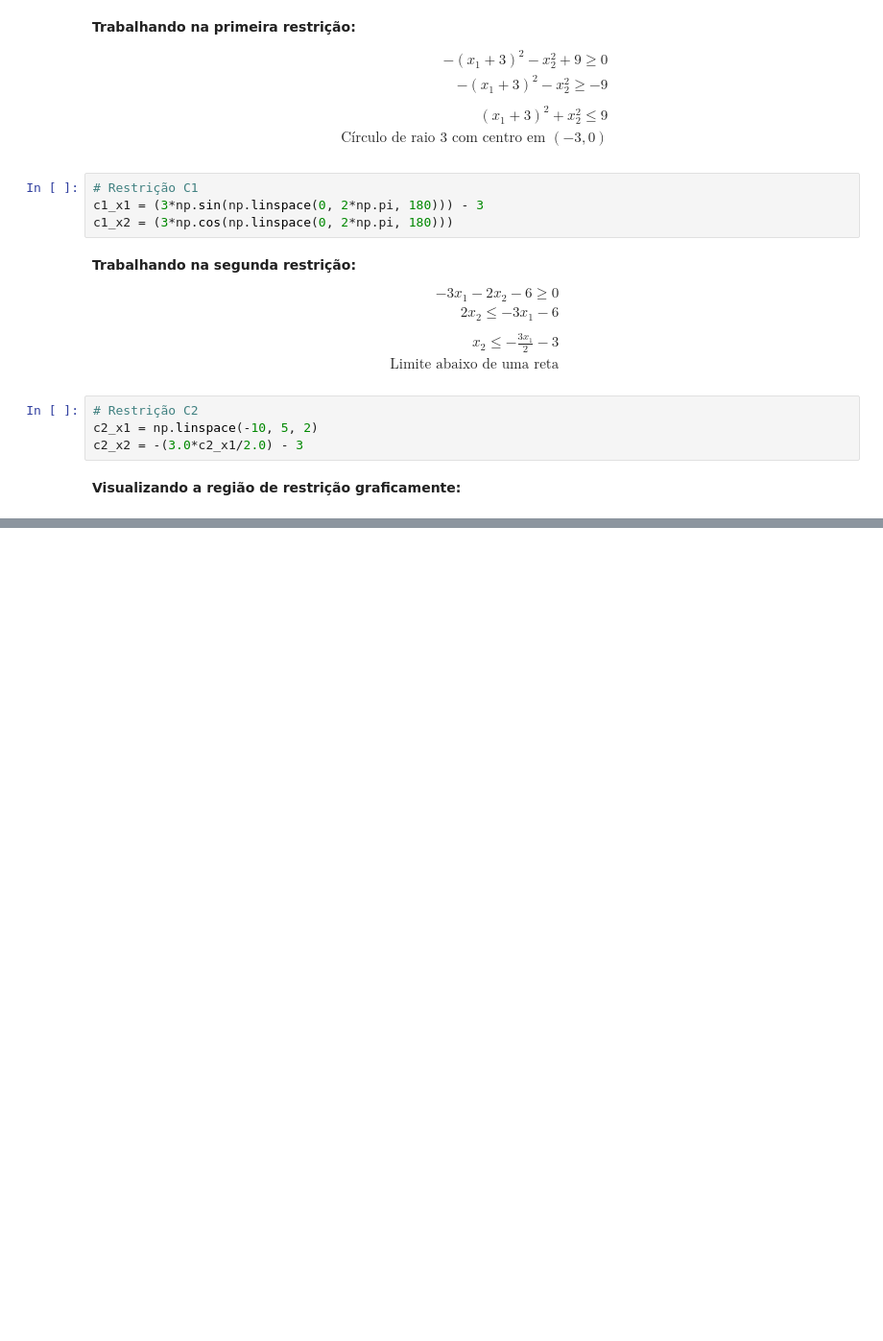
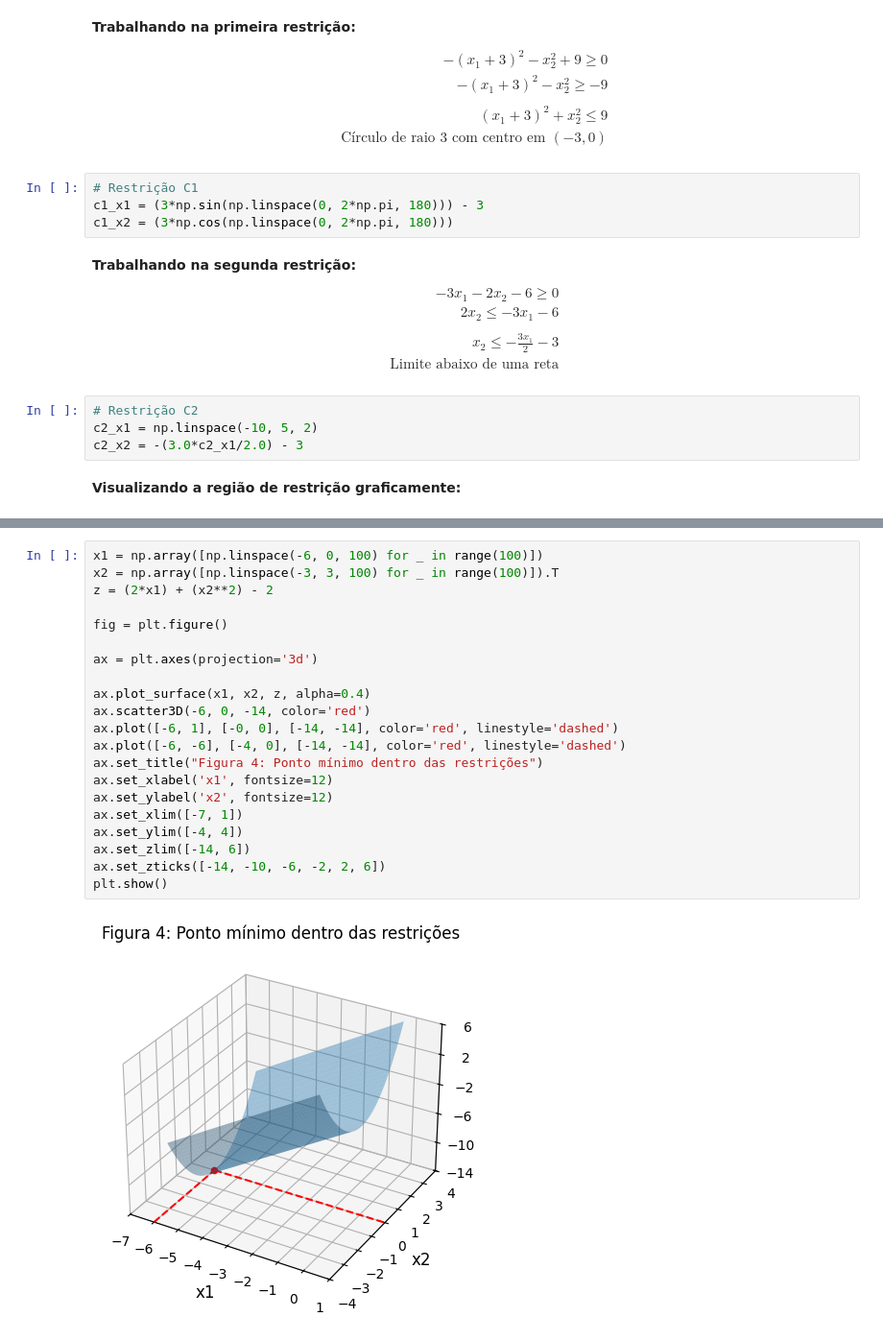
Before and after one commit to Xornotor/PPGEE-Otimizacao-Exercicios, a Jupyter notebook: Lista-01-A/Q1.ipynb, the cells around one changed output, grey strips where cells are left out. Shown at 96% size. Saved outputs shown, nothing was run; the diff lists cells and outputs as text; blank space fills up the shorter version.

```diff
--- a/Lista-01-A/Q1.ipynb
+++ b/Lista-01-A/Q1.ipynb
@@ -68,0 +144,23 @@ plt.show()
+# %%
+x1 = np.array([np.linspace(-6, 0, 100) for _ in range(100)])
+x2 = np.array([np.linspace(-3, 3, 100) for _ in range(100)]).T
+z = (2*x1) + (x2**2) - 2
+
+fig = plt.figure()
+
+ax = plt.axes(projection='3d')
+
+ax.plot_surface(x1, x2, z, alpha=0.4)
+ax.scatter3D(-6, 0, -14, color='red')
+ax.plot([-6, 1], [-0, 0], [-14, -14], color='red', linestyle='dashed')
+ax.plot([-6, -6], [-4, 0], [-14, -14], color='red', linestyle='dashed')
+ax.set_title("Figura 4: Ponto mínimo dentro das restrições")
+ax.set_xlabel('x1', fontsize=12)
+ax.set_ylabel('x2', fontsize=12)
+ax.set_xlim([-7, 1])
+ax.set_ylim([-4, 4])
+ax.set_zlim([-14, 6])
+ax.set_zticks([-14, -10, -6, -2, 2, 6])
+plt.show()
+# %% [output]
+[figure, added]
```
Also changed, not shown: parts of 9 cells of this notebook.
